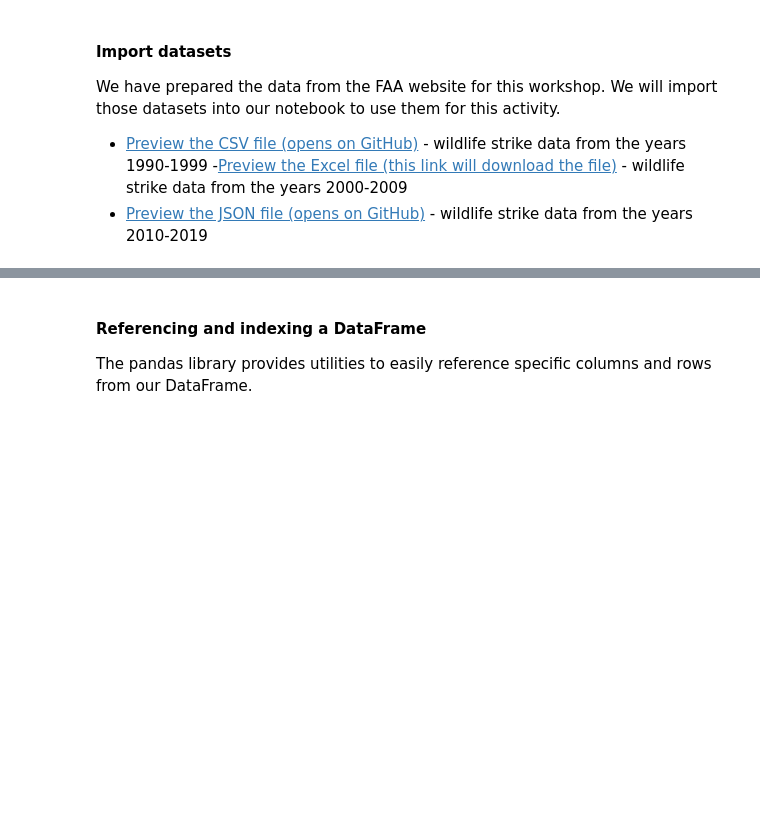
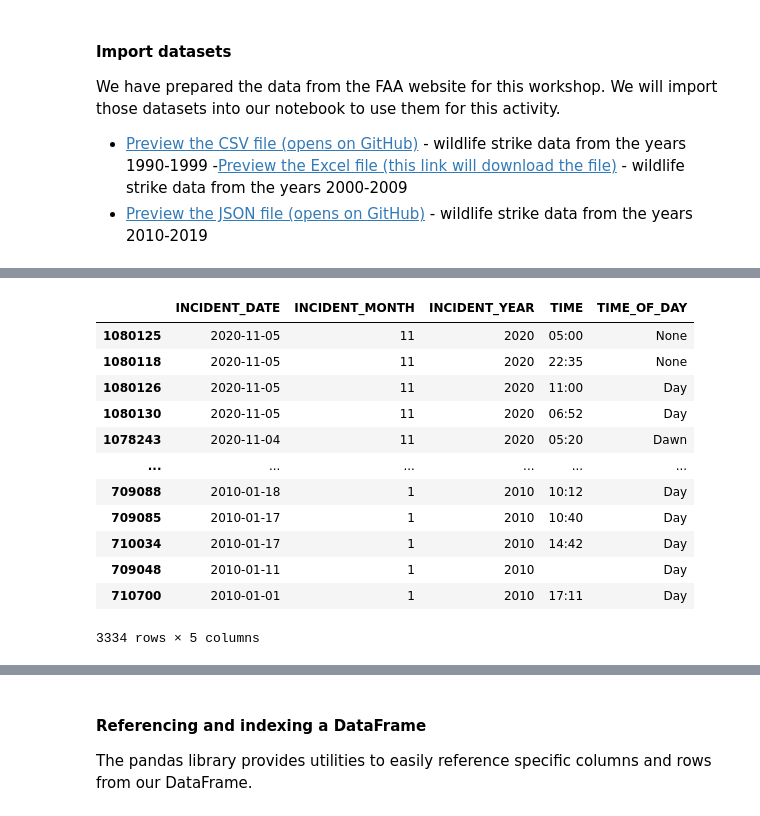
Before and after one commit to VictorLG89/IPO_TiendaVinilos, a Jupyter notebook: Data_Cleaning_in_Python_with_pandas.ipynb, the cells around one changed output, grey strips where cells are left out. Saved outputs shown, nothing was run; the diff lists cells and outputs as text; code cells hidden in the pictures; blank space fills up the shorter version.

```diff
--- a/Data_Cleaning_in_Python_with_pandas.ipynb
+++ b/Data_Cleaning_in_Python_with_pandas.ipynb
@@ -86,9 +116,24 @@ xls_file_url = 'https://github.com/ncsu-libraries-data-vis/data-cleaning-in-pyth
 # %%
 #Import the JSON file (wildlife strike data from the years 2010-2019)
 json_file_url = 'https://raw.githubusercontent.com/ncsu-libraries-data-vis/data-cleaning-in-python-with-pandas/main/data/FAA_Wildlife_strikes_2010-2019.json'
 
-
+data10 = pd.read_json(json_file_url)
 # Print out the first five columns of the dataset
+data10.iloc[:,:5]
+# %% [output]
+|  | INCIDENT_DATE | INCIDENT_MONTH | INCIDENT_YEAR | TIME | TIME_OF_DAY |
+| 1080125 | 2020-11-05 | 11 | 2020 | 05:00 | None |
+| 1080118 | 2020-11-05 | 11 | 2020 | 22:35 | None |
+| 1080126 | 2020-11-05 | 11 | 2020 | 11:00 | Day |
+| 1080130 | 2020-11-05 | 11 | 2020 | 06:52 | Day |
+| 1078243 | 2020-11-04 | 11 | 2020 | 05:20 | Dawn |
+| ... | ... | ... | ... | ... | ... |
+| 709088 | 2010-01-18 | 1 | 2010 | 10:12 | Day |
+| 709085 | 2010-01-17 | 1 | 2010 | 10:40 | Day |
+| 710034 | 2010-01-17 | 1 | 2010 | 14:42 | Day |
+| 709048 | 2010-01-11 | 1 | 2010 |  | Day |
+| 710700 | 2010-01-01 | 1 | 2010 | 17:11 | Day |
+3334 rows × 5 columns
 # %% [markdown]
 ### Explore the data
 
```
Also changed, not shown: parts of 8 cells of this notebook.
